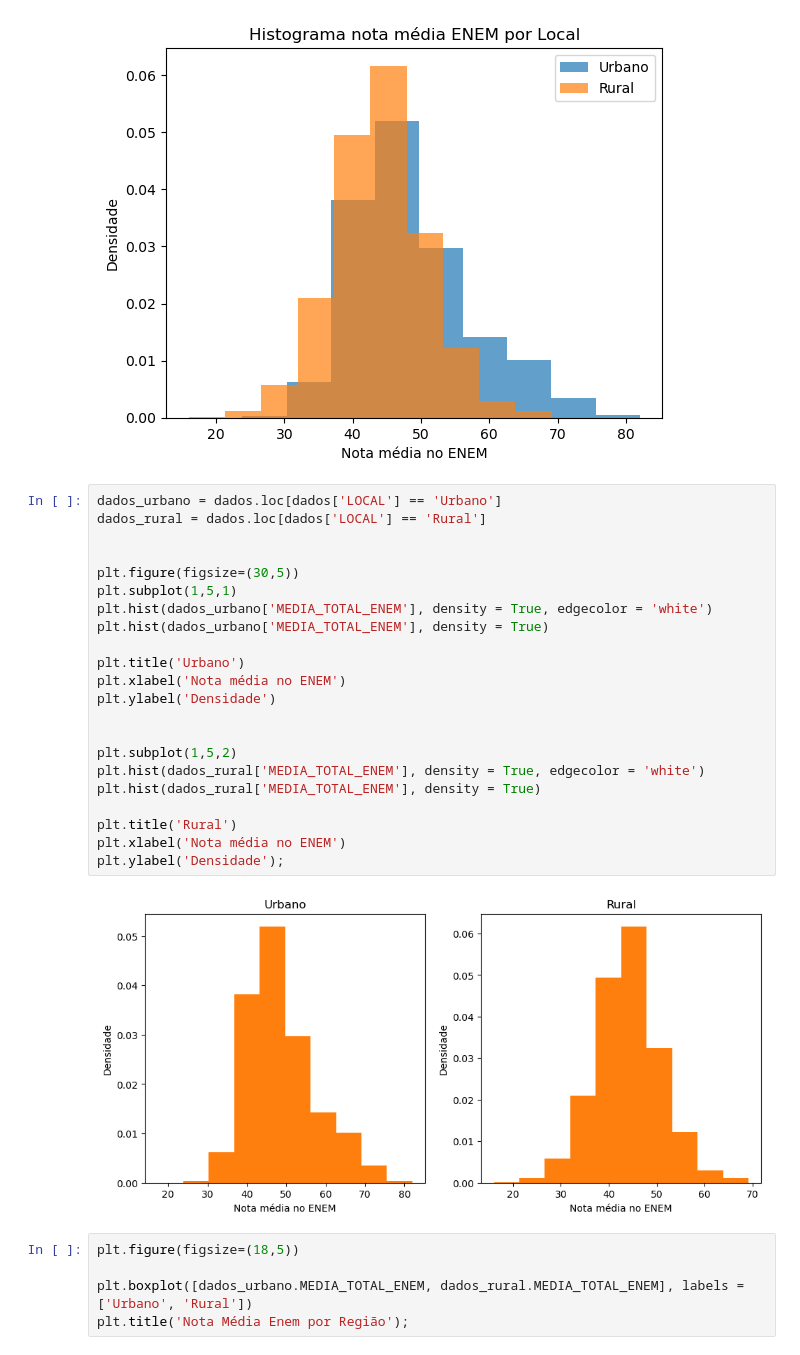
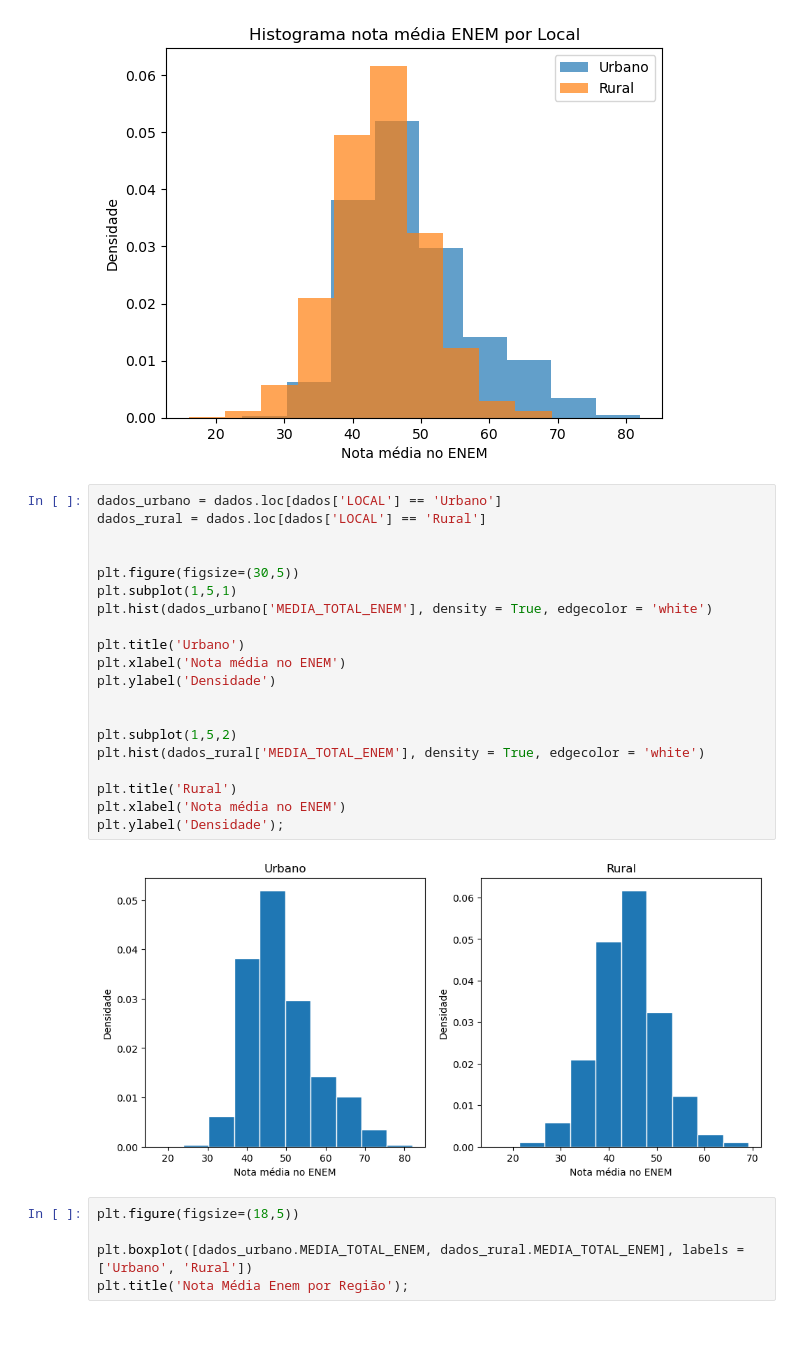
Before and after one commit to LuanaPLGuimaraes/Grupo12A_Projeto2_CDados, a Jupyter notebook: mineracao.ipynb, the cells around one changed output. Drawn from its saved outputs; the diff is of its cells as text.

```diff
--- a/mineracao.ipynb
+++ b/mineracao.ipynb
@@ -261,27 +261,25 @@ plt.ylabel('Densidade');
 # %%
 dados_urbano = dados.loc[dados['LOCAL'] == 'Urbano']
 dados_rural = dados.loc[dados['LOCAL'] == 'Rural']
 
 
 plt.figure(figsize=(30,5))
 plt.subplot(1,5,1)
 plt.hist(dados_urbano['MEDIA_TOTAL_ENEM'], density = True, edgecolor = 'white')
-plt.hist(dados_urbano['MEDIA_TOTAL_ENEM'], density = True)
 
 plt.title('Urbano')
 plt.xlabel('Nota média no ENEM')
 plt.ylabel('Densidade')
 
 
 plt.subplot(1,5,2)
 plt.hist(dados_rural['MEDIA_TOTAL_ENEM'], density = True, edgecolor = 'white')
-plt.hist(dados_rural['MEDIA_TOTAL_ENEM'], density = True)
 
 plt.title('Rural')
 plt.xlabel('Nota média no ENEM')
 plt.ylabel('Densidade');
 # %% [output]
-[figure, old version]
+[figure, new version]
 # %%
 plt.figure(figsize=(18,5))
 
```
Also changed, not shown: parts of 5 cells of this notebook.
